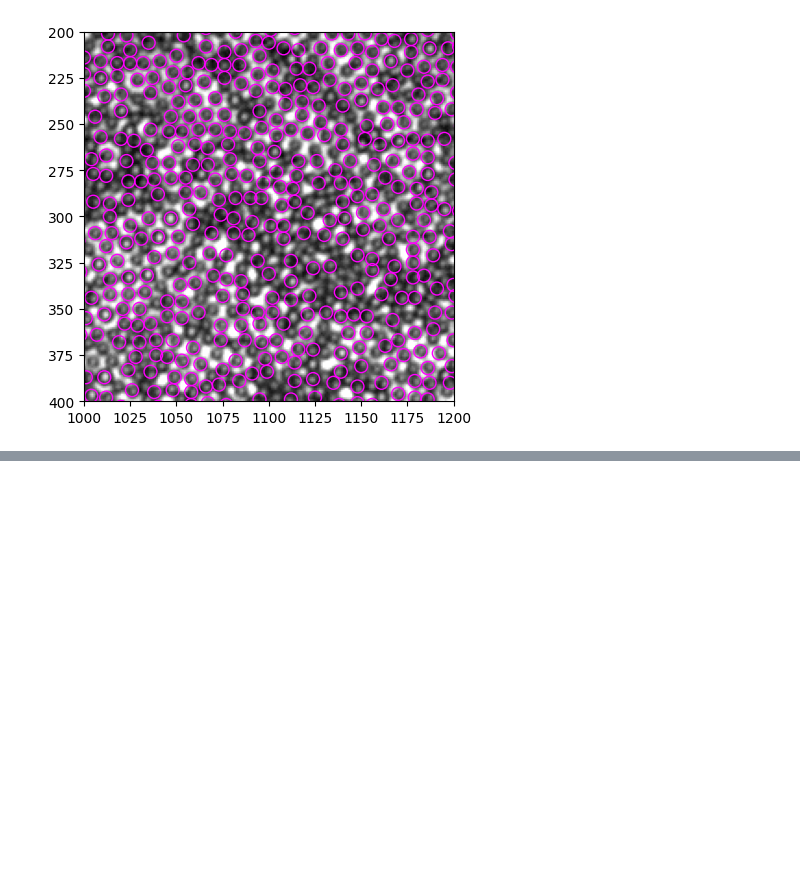
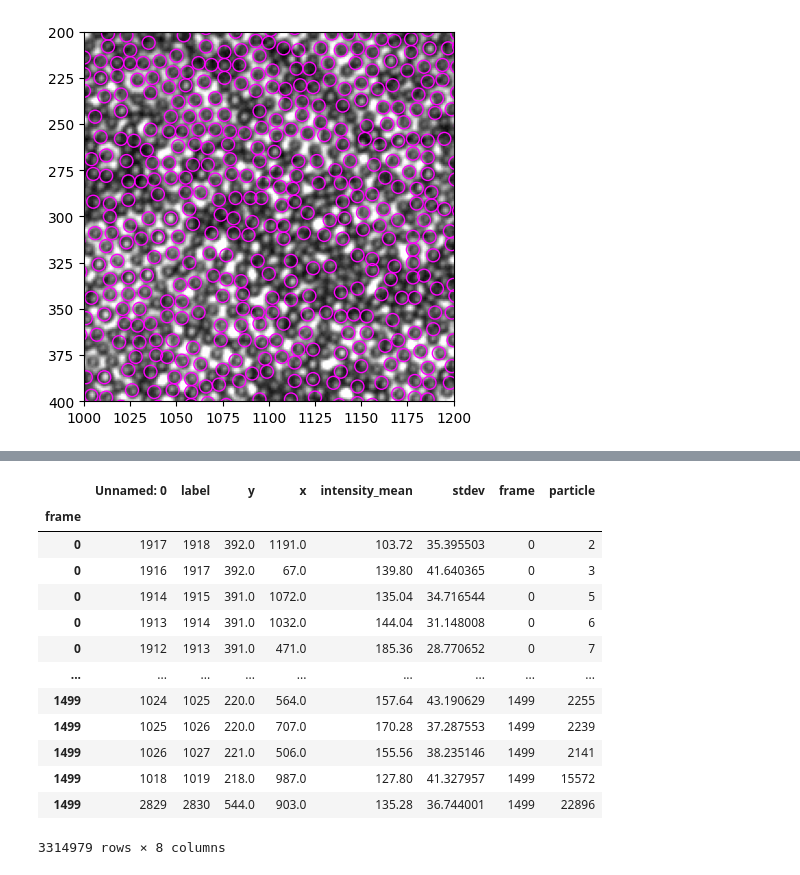
Before and after one commit to ZLoverty/bwtrack, a Jupyter notebook: docs/source/example.ipynb, the cells around one changed output, grey strips where cells are left out. Drawn from its saved outputs; the diff is of its cells as text; code cells hidden in the pictures; blank space fills up the shorter version.

```diff
--- a/docs/source/example.ipynb
+++ b/docs/source/example.ipynb
@@ -15,0 +25,4 @@ show_result(img, particles, ROI=[1000, 1200, 400, 200])
+# %%
+folder = r"C:\Users\liuzy\Documents\qiao-image\result"
+black = pd.read_csv(os.path.join(folder, "black.csv"))
+white = pd.read_csv(os.path.join(folder, "white.csv"))
@@ -15,0 +69,2 @@ show_result(img, particles, ROI=[1000, 1200, 400, 200])
+# %%
+t1 = tp.link(white, 5, memory=5)
@@ -15,0 +104,2 @@ show_result(img, particles, ROI=[1000, 1200, 400, 200])
+# %%
+t2 = tp.filter_stubs(t1, 30)
@@ -15,0 +122,17 @@ show_result(img, particles, ROI=[1000, 1200, 400, 200])
+# %%
+t2
+# %% [output]
+|  | Unnamed: 0 | label | y | x | intensity_mean | stdev | frame | particle |
+| frame |  |  |  |  |  |  |  |  |
+| 0 | 1917 | 1918 | 392.0 | 1191.0 | 103.72 | 35.395503 | 0 | 2 |
+| 0 | 1916 | 1917 | 392.0 | 67.0 | 139.80 | 41.640365 | 0 | 3 |
+| 0 | 1914 | 1915 | 391.0 | 1072.0 | 135.04 | 34.716544 | 0 | 5 |
+| 0 | 1913 | 1914 | 391.0 | 1032.0 | 144.04 | 31.148008 | 0 | 6 |
+| 0 | 1912 | 1913 | 391.0 | 471.0 | 185.36 | 28.770652 | 0 | 7 |
+| ... | ... | ... | ... | ... | ... | ... | ... | ... |
+| 1499 | 1024 | 1025 | 220.0 | 564.0 | 157.64 | 43.190629 | 1499 | 2255 |
+| 1499 | 1025 | 1026 | 220.0 | 707.0 | 170.28 | 37.287553 | 1499 | 2239 |
+| 1499 | 1026 | 1027 | 221.0 | 506.0 | 155.56 | 38.235146 | 1499 | 2141 |
+| 1499 | 1018 | 1019 | 218.0 | 987.0 | 127.80 | 41.327957 | 1499 | 15572 |
+| 1499 | 2829 | 2830 | 544.0 | 903.0 | 135.28 | 36.744001 | 1499 | 22896 |
+3314979 rows × 8 columns
```
Also changed, not shown: parts of 13 cells of this notebook, 1 other file.
